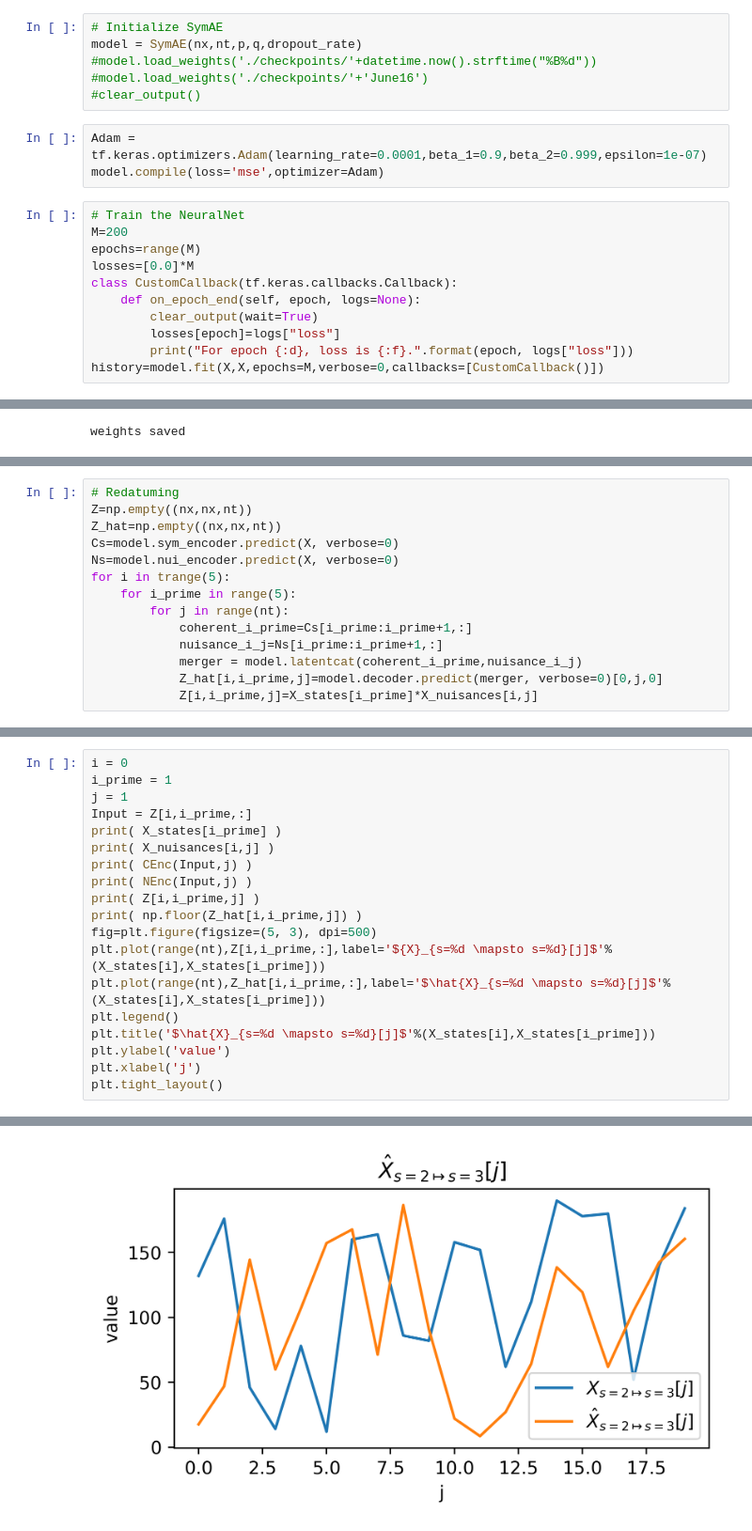
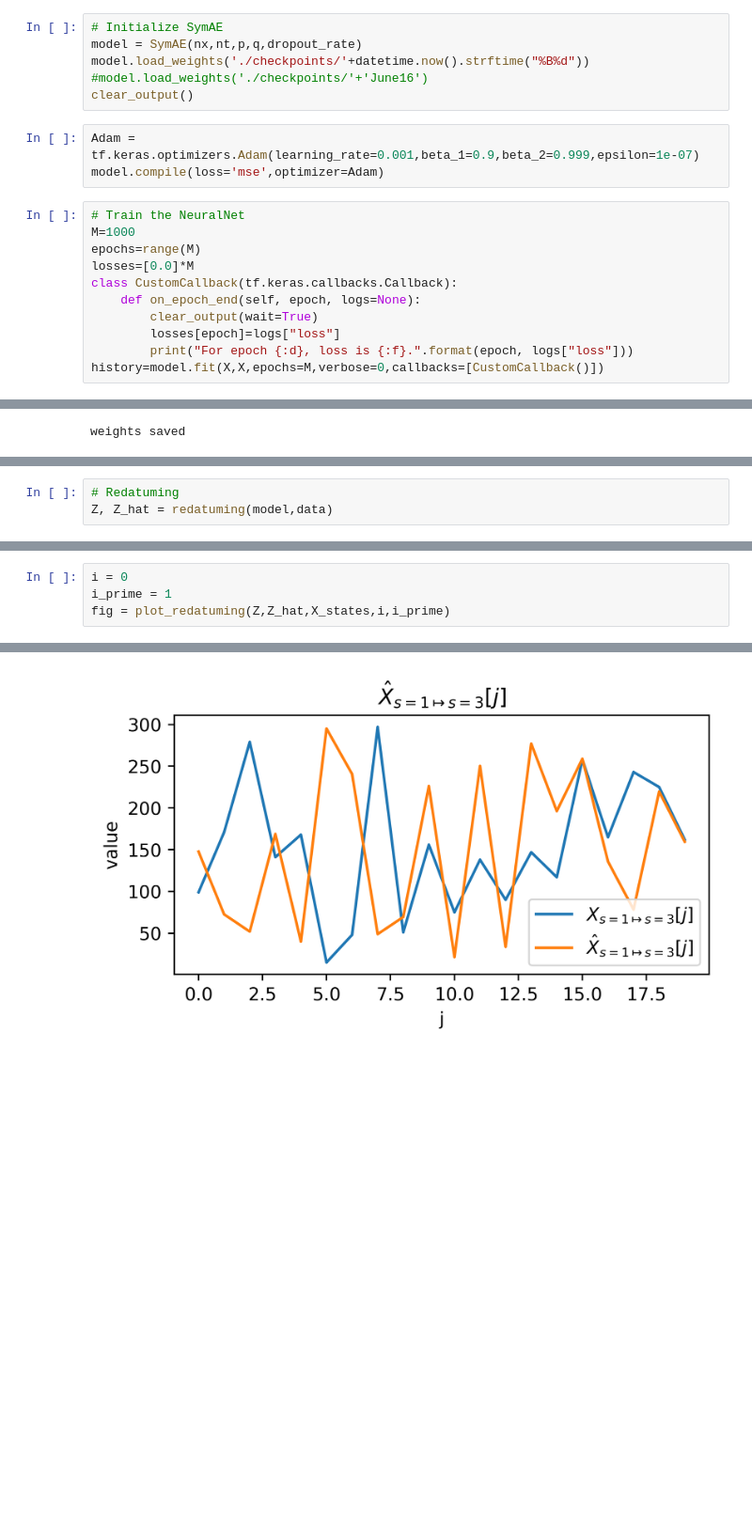
Before and after one commit to Sr-11/SymAE, a Jupyter notebook: rank1/main.ipynb, the cells around one changed output, grey strips where cells are left out. Shown at 94% size. Cells and saved outputs as stored; diff of their text form; blank space fills up the shorter version.

```diff
--- a/rank1/main.ipynb
+++ b/rank1/main.ipynb
@@ -49,15 +44,15 @@ for i in range(nx):
 # %%
 # Initialize SymAE
 model = SymAE(nx,nt,p,q,dropout_rate)
-#model.load_weights('./checkpoints/'+datetime.now().strftime("%B%d"))
+model.load_weights('./checkpoints/'+datetime.now().strftime("%B%d"))
 #model.load_weights('./checkpoints/'+'June16')
-#clear_output()
+clear_output()
 # %%
-Adam = tf.keras.optimizers.Adam(learning_rate=0.0001,beta_1=0.9,beta_2=0.999,epsilon=1e-07)
+Adam = tf.keras.optimizers.Adam(learning_rate=0.001,beta_1=0.9,beta_2=0.999,epsilon=1e-07)
 model.compile(loss='mse',optimizer=Adam)
 # %%
 # Train the NeuralNet
-M=200
+M=1000
 epochs=range(M)
 losses=[0.0]*M
 class CustomCallback(tf.keras.callbacks.Callback):
@@ -113,14 +98,3 @@ array([2., 3., 1., 1., 3., 1., 1., 1., 3., 2.])
 # %%
 # Redatuming
-Z=np.empty((nx,nx,nt))
-Z_hat=np.empty((nx,nx,nt))
-Cs=model.sym_encoder.predict(X, verbose=0)
-Ns=model.nui_encoder.predict(X, verbose=0)
-for i in trange(5):
-    for i_prime in range(5):
-        for j in range(nt):
-            coherent_i_prime=Cs[i_prime:i_prime+1,:]
-            nuisance_i_j=Ns[i_prime:i_prime+1,:]
-            merger = model.latentcat(coherent_i_prime,nuisance_i_j)
-            Z_hat[i,i_prime,j]=model.decoder.predict(merger, verbose=0)[0,j,0]
-            Z[i,i_prime,j]=X_states[i_prime]*X_nuisances[i,j]
+Z, Z_hat = redatuming(model,data)
@@ -132,20 +101,5 @@ def NEnc(Array_1D_len_nt,j):
 # %%
 i = 0
 i_prime = 1
-j = 1
-Input = Z[i,i_prime,:]
-print( X_states[i_prime] )
-print( X_nuisances[i,j] )
-print( CEnc(Input,j) )
-print( NEnc(Input,j) )
-print( Z[i,i_prime,j] )
-print( np.floor(Z_hat[i,i_prime,j]) )
-fig=plt.figure(figsize=(5, 3), dpi=500)
-plt.plot(range(nt),Z[i,i_prime,:],label='${X}_{s=%d \mapsto s=%d}[j]$'%(X_states[i],X_states[i_prime]))
-plt.plot(range(nt),Z_hat[i,i_prime,:],label='$\hat{X}_{s=%d \mapsto s=%d}[j]$'%(X_states[i],X_states[i_prime]))
-plt.legend()
-plt.title('$\hat{X}_{s=%d \mapsto s=%d}[j]$'%(X_states[i],X_states[i_prime]))
-plt.ylabel('value')
-plt.xlabel('j')
-plt.tight_layout()
+fig = plot_redatuming(Z,Z_hat,X_states,i,i_prime)
 # %% [output]
@@ -159,4 +106,4 @@ plt.tight_layout()
-[figure, old version]
+[figure, new version]
 # %%
 # Save plot
 plot_save(fig,ID=-1)
```
Also changed, not shown: parts of 13 cells of this notebook, 42 other files.
